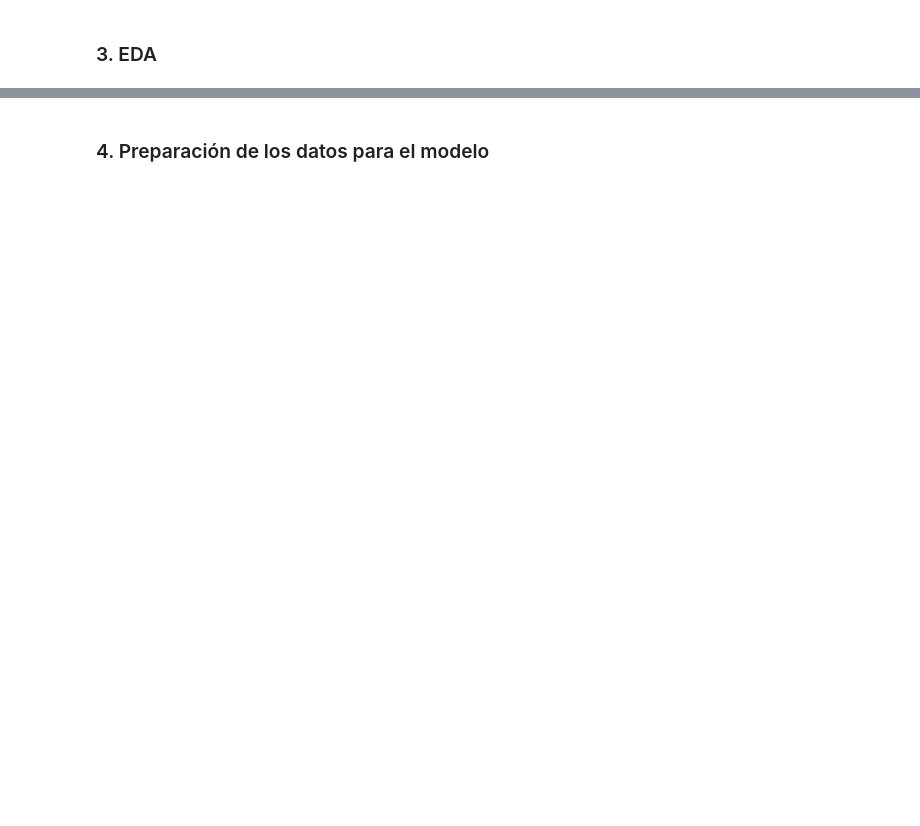
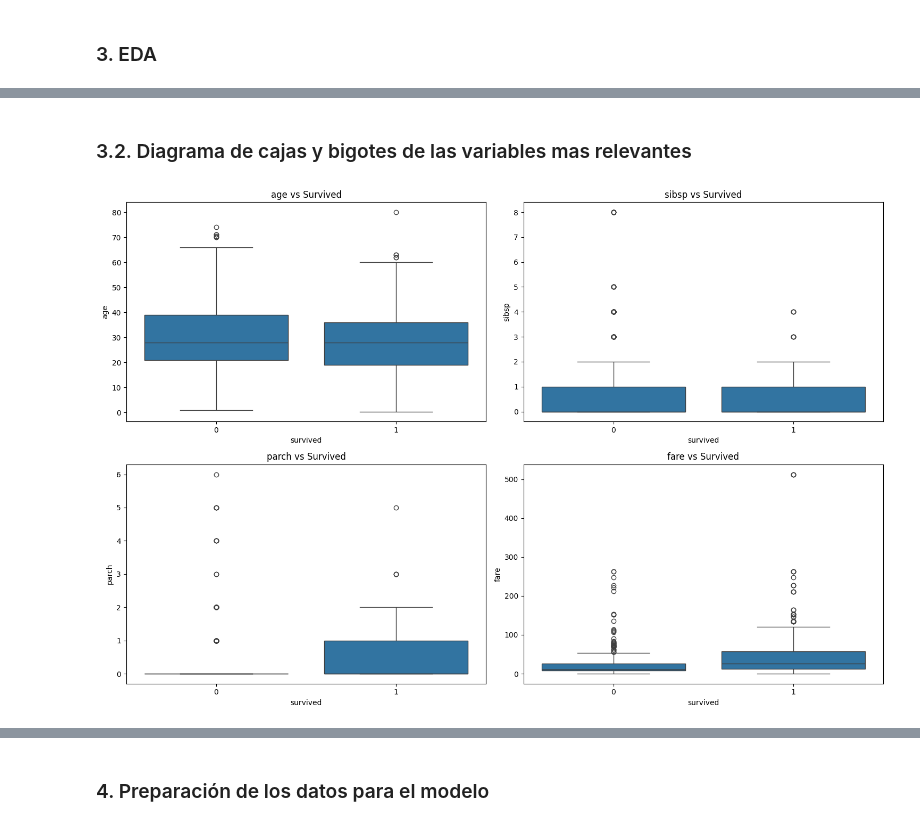
Before and after one commit to walmache/MaestriaIA-UHE, a Jupyter notebook: 2. CienciaAnaliticaDatos/Unidad3/CP3_U2.ipynb, the cells around one changed output, grey strips where cells are left out. Cells and saved outputs as stored; diff of their text form; code cells hidden in the pictures; blank space fills up the shorter version.

```diff
--- a/2. CienciaAnaliticaDatos/Unidad3/CP3_U2.ipynb
+++ b/2. CienciaAnaliticaDatos/Unidad3/CP3_U2.ipynb
@@ -173,2 +169,22 @@ plt.show()
 ========== Correlaciones moderadas/altas mayores a 0.4 ==========
 [figure]
+# %% [markdown]
+### 3.2. Diagrama de cajas y bigotes de las variables mas relevantes
+# %%
+# Seleccionar variables relevantes para visualización
+features = ['age', 'sibsp', 'parch', 'fare']
+
+# Crear figura
+plt.figure(figsize=(15, 10))
+
+# Iterar sobre las características y generar gráficos de caja y bigotes
+for i, feature in enumerate(features, 1):
+    plt.subplot(2, 2, i)  # 2 filas y 2 columnas de subgráficos
+    sns.boxplot(x='survived', y=feature, data=df)
+    plt.title(f'{feature} vs Survived')
+
+plt.tight_layout()
+plt.show()
+plt.close()
+# %% [output]
+[figure, added]
```
Also changed, not shown: parts of 33 cells of this notebook, 3 other files.
